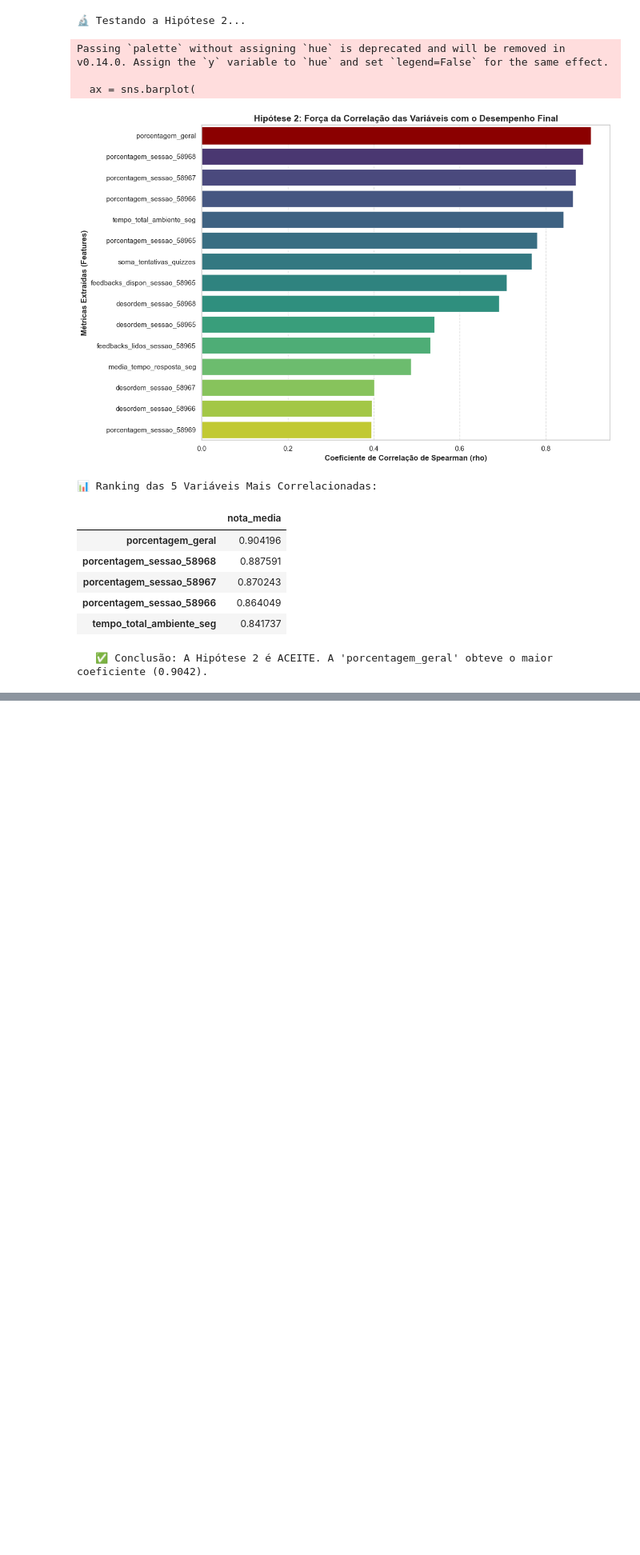
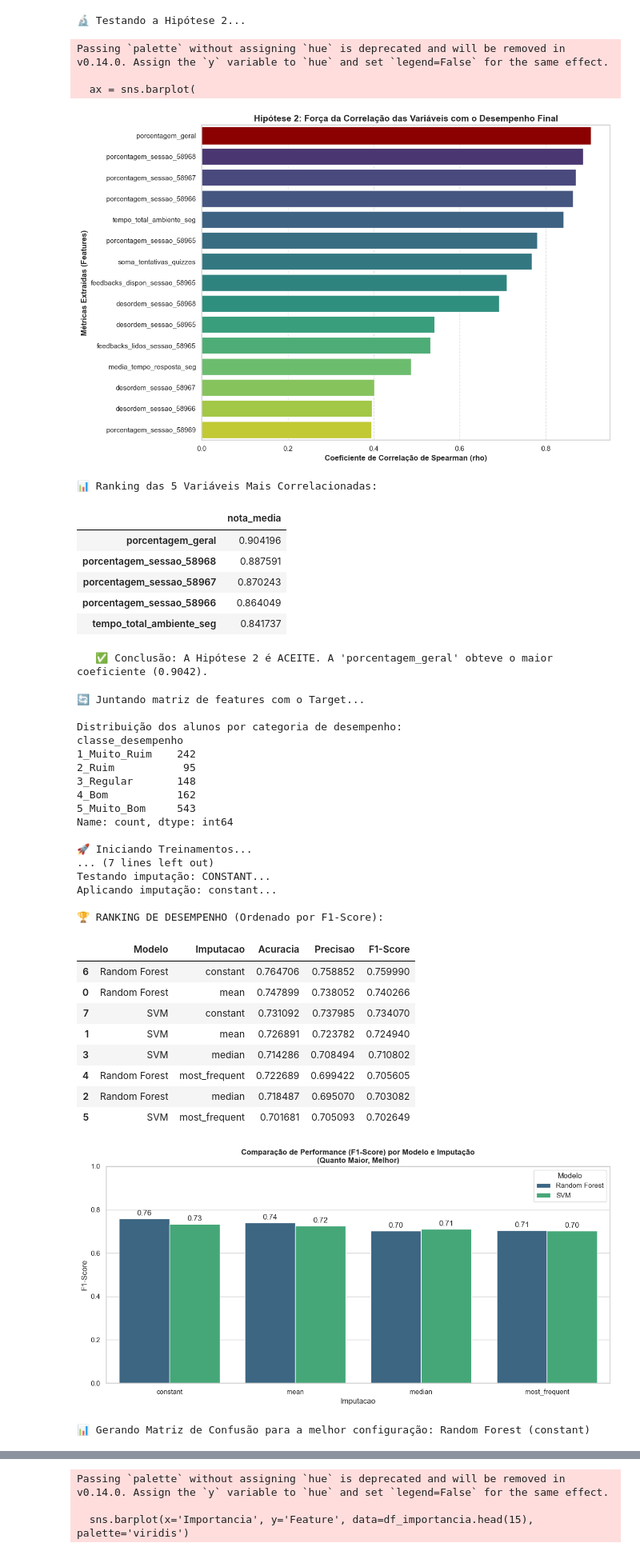
Before and after one commit to Danilus04/Topicos-Trabalho-Final, a Jupyter notebook: main.ipynb, the cells around one changed output, grey strips where cells are left out. Shown at 80% size. Drawn from its saved outputs; the diff is of its cells as text; code cells hidden in the pictures; blank space fills up the shorter version.

Commit message:
feat: commits finais para documentação

```diff
--- a/main.ipynb
+++ b/main.ipynb
@@ -491,12 +489,12 @@ def treinar_e_avaliar_svm(X_train, X_test, y_train, y_test):
 
     return modelo_svm, acc, prec, f1, predicoes
 # %%
-def executar_experimentos_classificacao(df_features, df_alvo, coluna_alvo='nota_media', random_state=42):
+def executar_experimentos_classificacao(df_features, df_alvo, coluna_alvo='nota_media', random_state=42, com_alunos_sem_nota=True):
     print("🔄 Juntando matriz de features com o Target...")
     df_completo = pd.merge(df_features, df_alvo, on='username', how='left')
 
-    #COM os alunos sme nota media
-    df_completo[coluna_alvo] = df_completo[coluna_alvo].fillna(0.0)
+    if(com_alunos_sem_nota):
+        df_completo[coluna_alvo] = df_completo[coluna_alvo].fillna(0.0)
 
     df_completo['classe_desempenho'] = pd.cut(df_completo[coluna_alvo], bins=limites, labels=rotulos)
 
@@ -570,6 +568,7 @@ def executar_experimentos_classificacao(df_features, df_alvo, coluna_alvo='nota_
     # 4. EXIBIÇÃO DE RESULTADOS GERAIS
     df_resultados = pd.DataFrame(resultados).sort_values(by='F1-Score', ascending=False)
     print("\n🏆 RANKING DE DESEMPENHO (Ordenado por F1-Score):")
+    df_resultados.to_csv(os.path.join(export_path, "resultados_predicao.csv"))
     display(df_resultados)
 
     # 5. GRÁFICO COMPARATIVO DE ESTRATÉGIAS
@@ -784,3 +783,38 @@ Passing `palette` without assigning `hue` is deprecated and will be removed in v
 | porcentagem_sessao_58966 | 0.864049 |
 | tempo_total_ambiente_seg | 0.841737 |
    ✅ Conclusão: A Hipótese 2 é ACEITE. A 'porcentagem_geral' obteve o maior coeficiente (0.9042).
+# %%
+# Executando sem os alunos sem nota
+
+melhor_modelo_sem_evasores, melhor_X_sem_evasores = executar_experimentos_classificacao(df_final, df_target, random_state=42, com_alunos_sem_nota=False)
+
+df_imp = plotar_importancia_features(melhor_modelo_sem_evasores, melhor_X_sem_evasores)
+# %% [output]
+🔄 Juntando matriz de features com o Target...
+
+Distribuição dos alunos por categoria de desempenho:
+classe_desempenho
+1_Muito_Ruim    242
+2_Ruim           95
+3_Regular       148
+4_Bom           162
+5_Muito_Bom     543
+Name: count, dtype: int64
+
+🚀 Iniciando Treinamentos...
+... (7 lines left out)
+Testando imputação: CONSTANT...
+Aplicando imputação: constant...
+
+🏆 RANKING DE DESEMPENHO (Ordenado por F1-Score):
+|  | Modelo | Imputacao | Acuracia | Precisao | F1-Score |
+| 6 | Random Forest | constant | 0.764706 | 0.758852 | 0.759990 |
+| 0 | Random Forest | mean | 0.747899 | 0.738052 | 0.740266 |
+| 7 | SVM | constant | 0.731092 | 0.737985 | 0.734070 |
+| 1 | SVM | mean | 0.726891 | 0.723782 | 0.724940 |
+| 3 | SVM | median | 0.714286 | 0.708494 | 0.710802 |
+| 4 | Random Forest | most_frequent | 0.722689 | 0.699422 | 0.705605 |
+| 2 | Random Forest | median | 0.718487 | 0.695070 | 0.703082 |
+| 5 | SVM | most_frequent | 0.701681 | 0.705093 | 0.702649 |
+[figure, added]
+📊 Gerando Matriz de Confusão para a melhor configuração: Random Forest (constant)
@@ -786,0 +822,3 @@ Passing `palette` without assigning `hue` is deprecated and will be removed in v
+Passing `palette` without assigning `hue` is deprecated and will be removed in v0.14.0. Assign the `y` variable to `hue` and set `legend=False` for the same effect.
+
+  sns.barplot(x='Importancia', y='Feature', data=df_importancia.head(15), palette='viridis')
```
Also changed, not shown: parts of 3 cells of this notebook, 1 other file.
